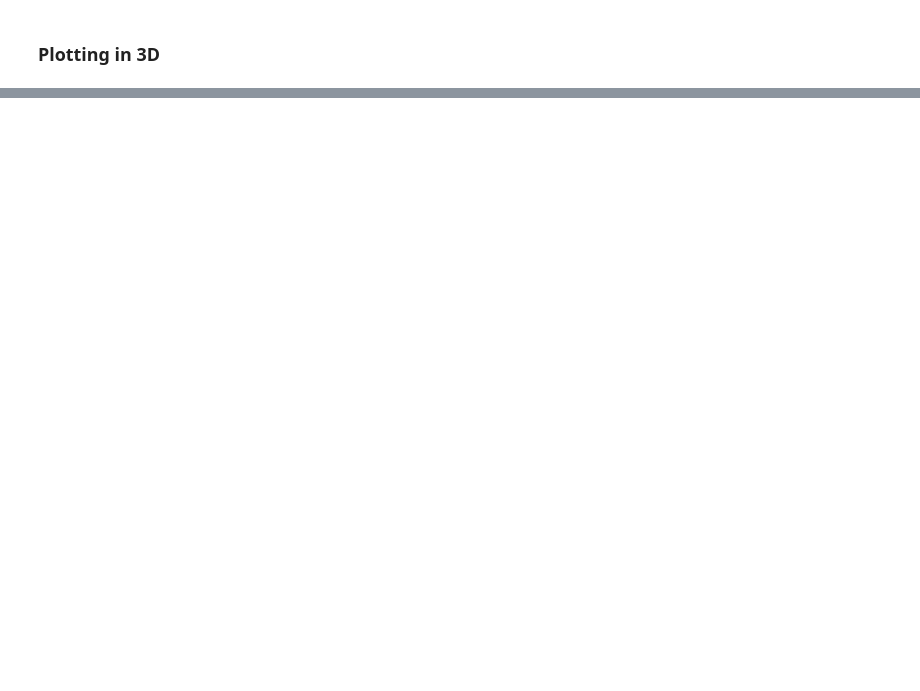
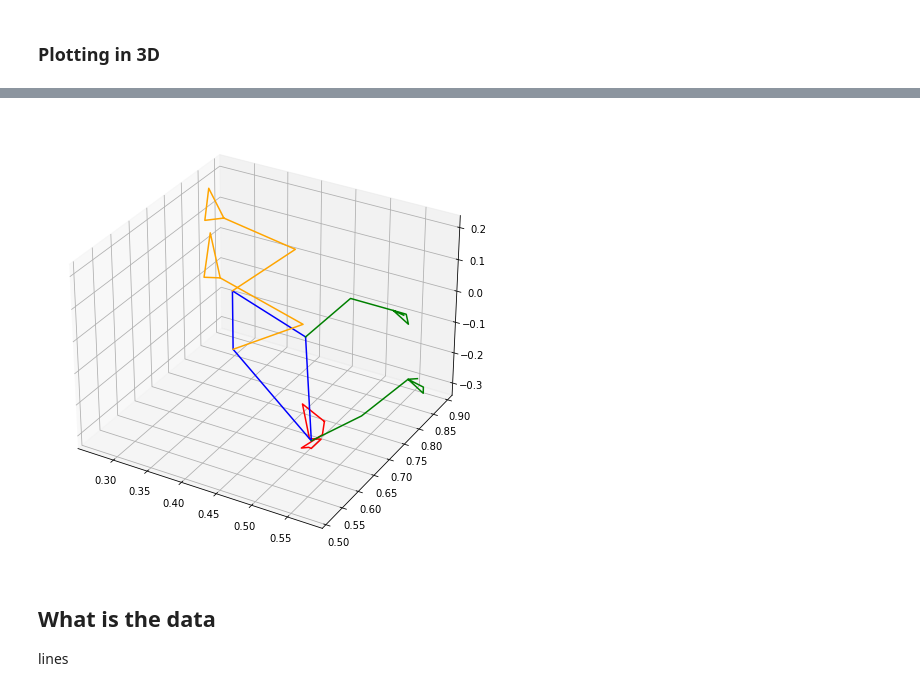
Before and after one commit to gpadem/Yoga_Class_Analysis, a Jupyter notebook: Exploration.ipynb, the cells around one changed output, grey strips where cells are left out. Cells and saved outputs as stored; diff of their text form; code cells hidden in the pictures; blank space fills up the shorter version.

```diff
--- a/Exploration.ipynb
+++ b/Exploration.ipynb
@@ -56,0 +48,21 @@ plt.show()
+# %%
+fig = plt.figure(figsize=(15,8))
+ax = fig.add_subplot(projection='3d')
+head=[9,10,8,6,5,4,0,1,2,3,7,9]
+ax.plot(X[head],Y[head],Z[head], color="r") # head
+body=[11,12,24,23,11]
+ax.plot(X[body],Y[body],Z[body], color="b") # body
+leg_l=[24,26,28,32,30,28]
+leg_r=[23,25,27,29,31,27]
+ax.plot(X[leg_l],Y[leg_l],Z[leg_l], color="orange")
+ax.plot(X[leg_r],Y[leg_r],Z[leg_r], color="orange")
+arm_l=[12,14,16,18,20,16,22]
+arm_r=[11,13,15,17,19,15,21]
+ax.plot(X[arm_l],Y[arm_l],Z[arm_l], color="green")
+ax.plot(X[arm_r],Y[arm_r],Z[arm_r], color="green")
+plt.show()
+# %% [output]
+[figure, added]
+# %% [markdown]
+## What is the data
+lines
```
Also changed, not shown: parts of 4 cells of this notebook.
